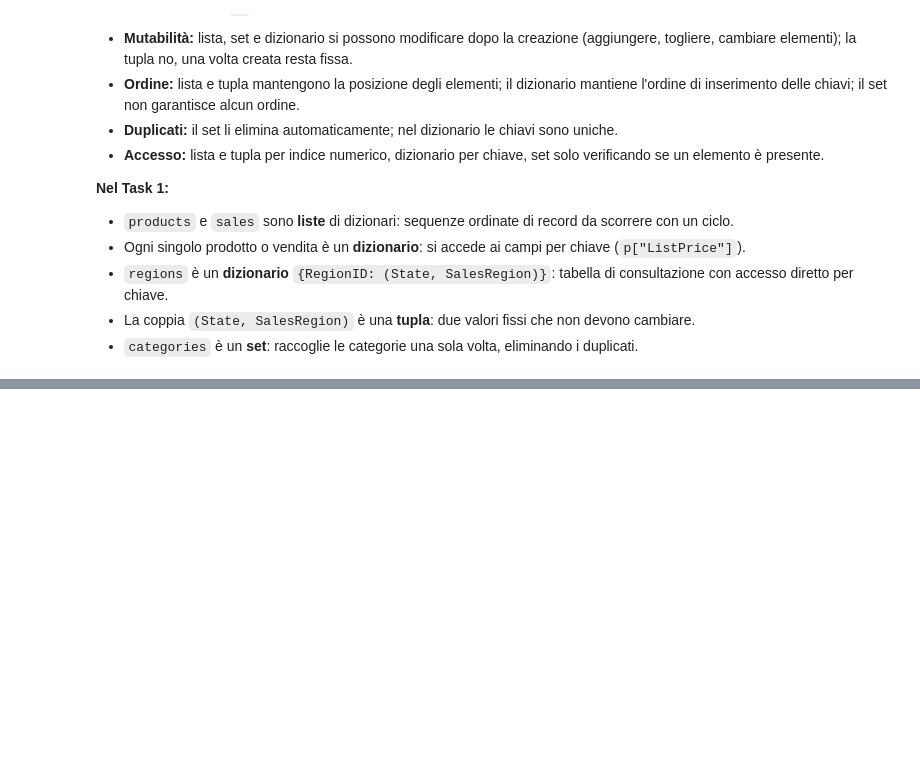
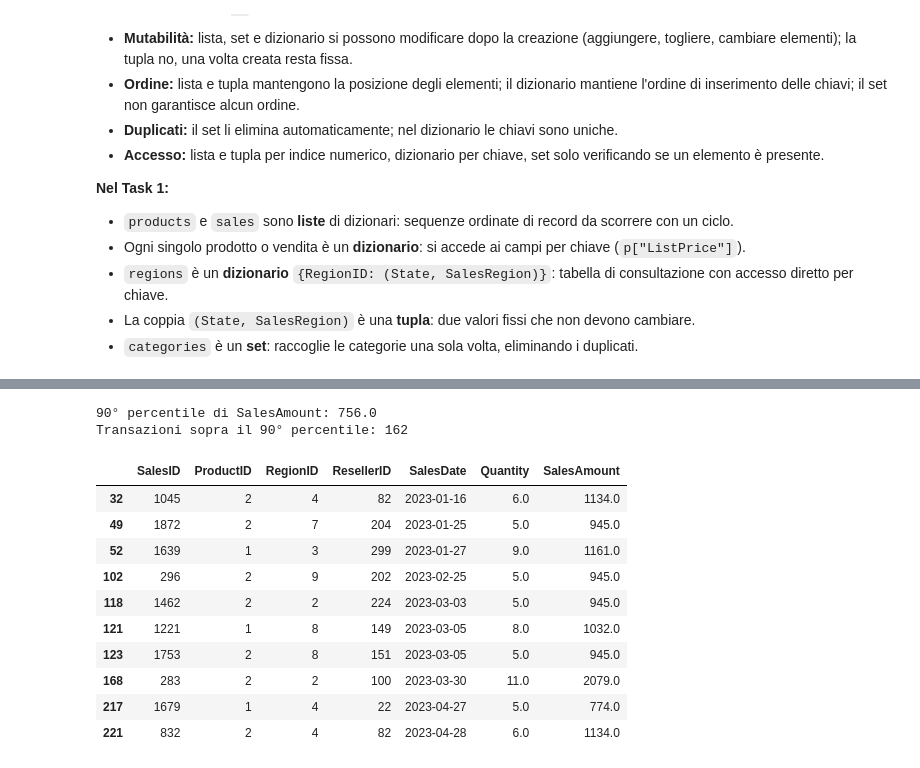
Before and after one commit to gfercioni/Giovanni_Fercioni_esercitazione_finale_M4, a Jupyter notebook: main.ipynb, the cells around one changed output, grey strips where cells are left out. Saved outputs shown, nothing was run; the diff lists cells and outputs as text; code cells hidden in the pictures; blank space fills up the shorter version.

```diff
--- a/main.ipynb
+++ b/main.ipynb
@@ -220,0 +534,25 @@ Fatturato cumulato: 10164.8
+# %%
+# Es 3a punto 2
+
+# mediana di Quantity calcolata sui valori presenti, PRIMA del fillna
+quantity_median = sales_clean["Quantity"].median()
+print("Mediana di Quantity:", quantity_median)
+
+# imputazione di Quantity con la mediana
+sales_clean["Quantity"] = sales_clean["Quantity"].fillna(quantity_median)
+
+# eliminazione delle righe con SalesAmount mancante
+rows_before = len(sales_clean)
+sales_clean = sales_clean.dropna(subset=["SalesAmount"])
+rows_removed = rows_before - len(sales_clean)
+print("Righe prima:", rows_before)
+print("Righe rimosse:", rows_removed)
+print("Righe dopo:", len(sales_clean))
+
+# tabella dei NaN prima e dopo il trattamento
+nan_after = sales_clean.isna().sum()
+nan_compare = pd.DataFrame({
+    "NaN prima": nan_before["NaN"],
+    "NaN dopo": nan_after,
+})
+nan_compare
@@ -220,0 +592,30 @@ Fatturato cumulato: 10164.8
+# %%
+# Es 3a punto 3
+
+# soglia: 90° percentile di SalesAmount
+threshold = sales_clean["SalesAmount"].quantile(0.9)
+print("90° percentile di SalesAmount:", threshold)
+
+# filtro con .query() e ordinamento
+top_sales = (
+    sales_clean
+    .query("SalesAmount > @threshold")
+    .sort_values(["SalesDate", "SalesAmount"], ascending=[True, False])
+)
+
+print("Transazioni sopra il 90° percentile:", len(top_sales))
+top_sales.head(10)
+# %% [output]
+90° percentile di SalesAmount: 756.0
+Transazioni sopra il 90° percentile: 162
+|  | SalesID | ProductID | RegionID | ResellerID | SalesDate | Quantity | SalesAmount |
+| 32 | 1045 | 2 | 4 | 82 | 2023-01-16 | 6.0 | 1134.0 |
+| 49 | 1872 | 2 | 7 | 204 | 2023-01-25 | 5.0 | 945.0 |
+| 52 | 1639 | 1 | 3 | 299 | 2023-01-27 | 9.0 | 1161.0 |
+| 102 | 296 | 2 | 9 | 202 | 2023-02-25 | 5.0 | 945.0 |
+| 118 | 1462 | 2 | 2 | 224 | 2023-03-03 | 5.0 | 945.0 |
+| 121 | 1221 | 1 | 8 | 149 | 2023-03-05 | 8.0 | 1032.0 |
+| 123 | 1753 | 2 | 8 | 151 | 2023-03-05 | 5.0 | 945.0 |
+| 168 | 283 | 2 | 2 | 100 | 2023-03-30 | 11.0 | 2079.0 |
+| 217 | 1679 | 1 | 4 | 22 | 2023-04-27 | 5.0 | 774.0 |
+| 221 | 832 | 2 | 4 | 82 | 2023-04-28 | 6.0 | 1134.0 |
```
Also changed, not shown: parts of 45 cells of this notebook.
